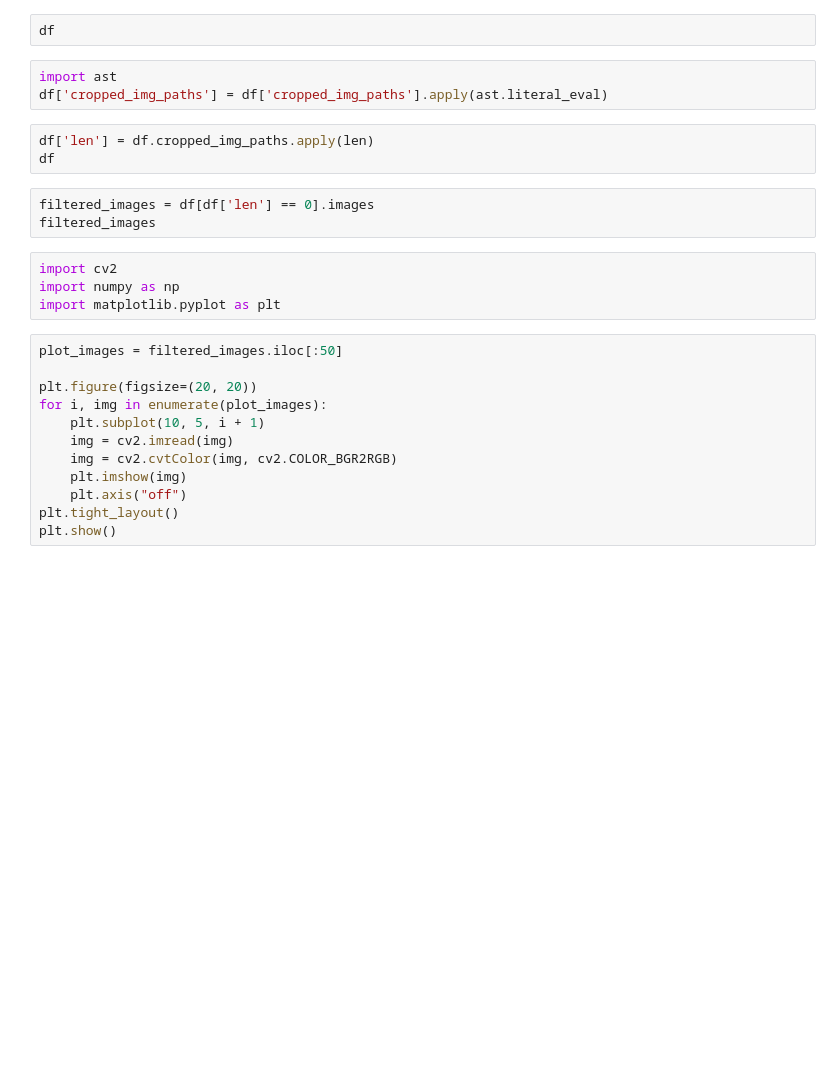
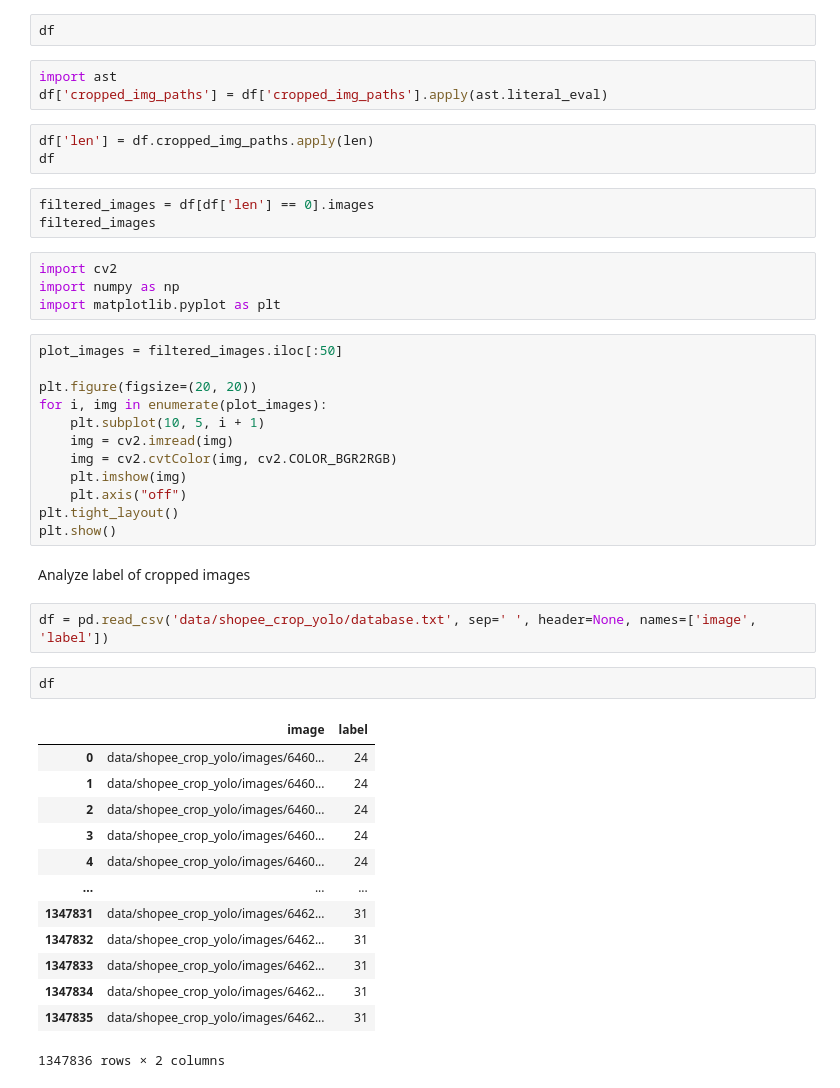
Before and after one commit to EFISS-Capstone-SU23/AI-model-query-service, a Jupyter notebook: trainer/notebooks/yolo/analyze_cropped_dataset.ipynb, the cells around one changed output. Saved outputs shown, nothing was run; the diff lists cells and outputs as text; blank space fills up the shorter version.

```diff
--- a/trainer/notebooks/yolo/analyze_cropped_dataset.ipynb
+++ b/trainer/notebooks/yolo/analyze_cropped_dataset.ipynb
@@ -34,3 +34,23 @@ for i, img in enumerate(plot_images):
     plt.axis("off")
 plt.tight_layout()
 plt.show()
+# %% [markdown]
+Analyze label of cropped images
+# %%
+df = pd.read_csv('data/shopee_crop_yolo/database.txt', sep=' ', header=None, names=['image', 'label'])
+# %%
+df
+# %% [output]
+|  | image | label |
+| 0 | data/shopee_crop_yolo/images/6460... | 24 |
+| 1 | data/shopee_crop_yolo/images/6460... | 24 |
+| 2 | data/shopee_crop_yolo/images/6460... | 24 |
+| 3 | data/shopee_crop_yolo/images/6460... | 24 |
+| 4 | data/shopee_crop_yolo/images/6460... | 24 |
+| ... | ... | ... |
+| 1347831 | data/shopee_crop_yolo/images/6462... | 31 |
+| 1347832 | data/shopee_crop_yolo/images/6462... | 31 |
+| 1347833 | data/shopee_crop_yolo/images/6462... | 31 |
+| 1347834 | data/shopee_crop_yolo/images/6462... | 31 |
+| 1347835 | data/shopee_crop_yolo/images/6462... | 31 |
+1347836 rows × 2 columns
```
Also changed, not shown: parts of 6 cells of this notebook.
